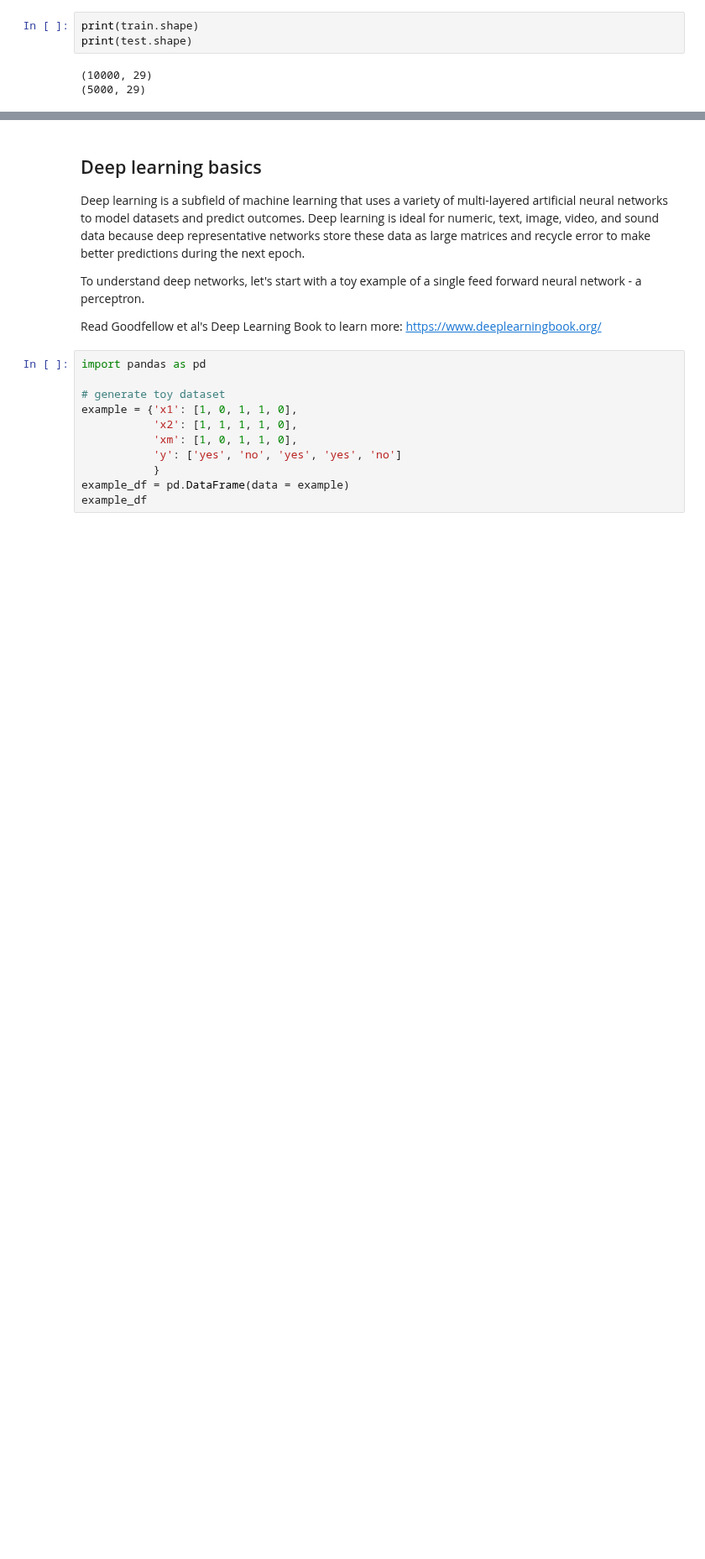
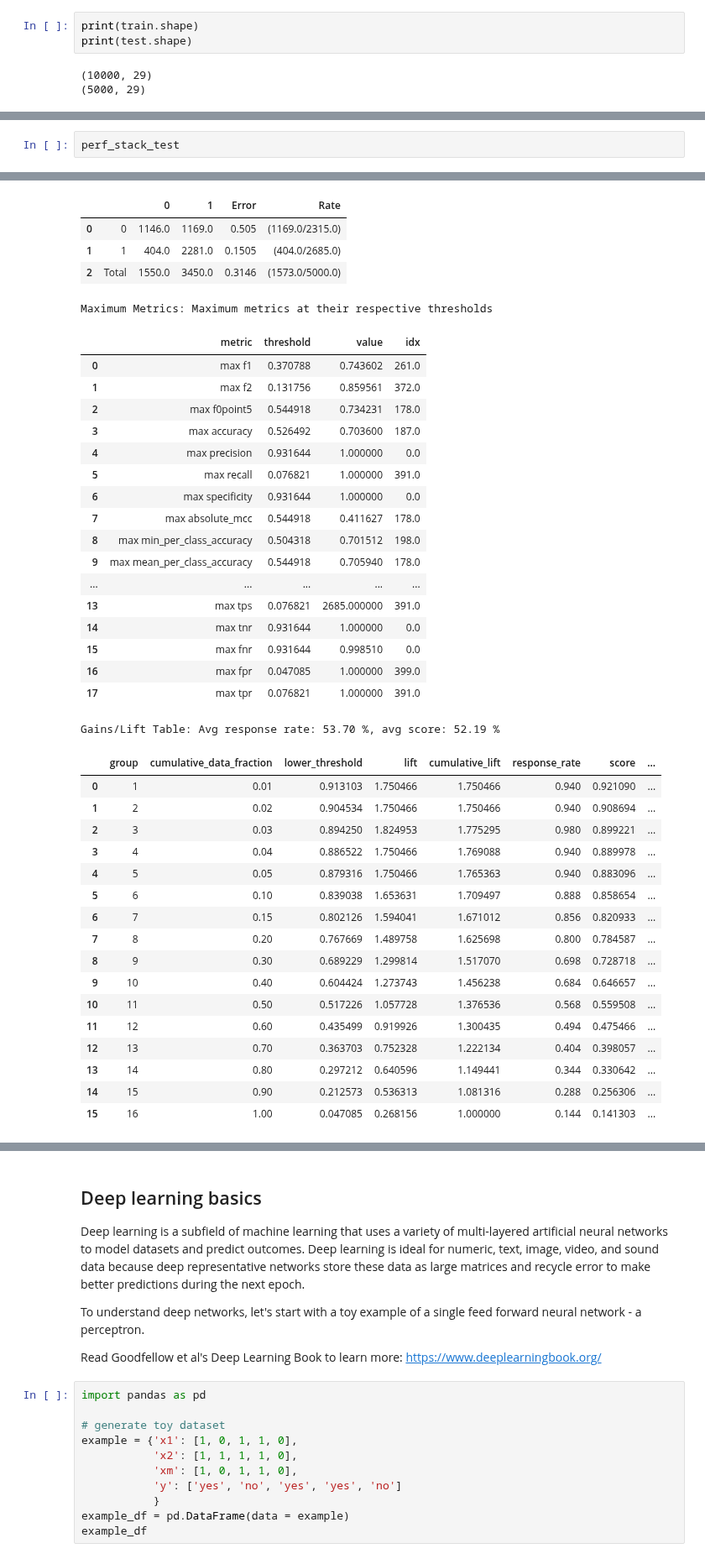
Before and after one commit to EastBayEv/SSDS-TAML, a Jupyter notebook: _build/html/_sources/winter2022/Chapter5.ipynb, the cells around one changed output, grey strips where cells are left out. Shown at 84% size. Drawn from its saved outputs; the diff is of its cells as text; blank space fills up the shorter version.

```diff
--- a/_build/html/_sources/winter2022/Chapter5.ipynb
+++ b/_build/html/_sources/winter2022/Chapter5.ipynb
@@ -342,3 +370,6 @@ ensemble.train(x=x, y=y, training_frame=train)
 perf_stack_test = ensemble.model_performance(test)
 # %% [output]
 stackedensemble Model Build progress: |██████████████████████████████████████████| (done) 100%
+# %%
+perf_stack_test
+# %% [output]
@@ -344,0 +392,40 @@ stackedensemble Model Build progress: |█████████████
+|  |  | 0 | 1 | Error | Rate |
+| 0 | 0 | 1146.0 | 1169.0 | 0.505 | (1169.0/2315.0) |
+| 1 | 1 | 404.0 | 2281.0 | 0.1505 | (404.0/2685.0) |
+| 2 | Total | 1550.0 | 3450.0 | 0.3146 | (1573.0/5000.0) |
+Maximum Metrics: Maximum metrics at their respective thresholds
+|  | metric | threshold | value | idx |
+| 0 | max f1 | 0.370788 | 0.743602 | 261.0 |
+| 1 | max f2 | 0.131756 | 0.859561 | 372.0 |
+| 2 | max f0point5 | 0.544918 | 0.734231 | 178.0 |
+| 3 | max accuracy | 0.526492 | 0.703600 | 187.0 |
+| 4 | max precision | 0.931644 | 1.000000 | 0.0 |
+| 5 | max recall | 0.076821 | 1.000000 | 391.0 |
+| 6 | max specificity | 0.931644 | 1.000000 | 0.0 |
+| 7 | max absolute_mcc | 0.544918 | 0.411627 | 178.0 |
+| 8 | max min_per_class_accuracy | 0.504318 | 0.701512 | 198.0 |
+| 9 | max mean_per_class_accuracy | 0.544918 | 0.705940 | 178.0 |
+| ... | ... | ... | ... | ... |
+| 13 | max tps | 0.076821 | 2685.000000 | 391.0 |
+| 14 | max tnr | 0.931644 | 1.000000 | 0.0 |
+| 15 | max fnr | 0.931644 | 0.998510 | 0.0 |
+| 16 | max fpr | 0.047085 | 1.000000 | 399.0 |
+| 17 | max tpr | 0.076821 | 1.000000 | 391.0 |
+Gains/Lift Table: Avg response rate: 53.70 %, avg score: 52.19 %
+|  | group | cumulative_data_fraction | lower_threshold | lift | cumulative_lift | response_rate | score | ... |
+| 0 | 1 | 0.01 | 0.913103 | 1.750466 | 1.750466 | 0.940 | 0.921090 | ... |
+| 1 | 2 | 0.02 | 0.904534 | 1.750466 | 1.750466 | 0.940 | 0.908694 | ... |
+| 2 | 3 | 0.03 | 0.894250 | 1.824953 | 1.775295 | 0.980 | 0.899221 | ... |
+| 3 | 4 | 0.04 | 0.886522 | 1.750466 | 1.769088 | 0.940 | 0.889978 | ... |
+| 4 | 5 | 0.05 | 0.879316 | 1.750466 | 1.765363 | 0.940 | 0.883096 | ... |
+| 5 | 6 | 0.10 | 0.839038 | 1.653631 | 1.709497 | 0.888 | 0.858654 | ... |
+| 6 | 7 | 0.15 | 0.802126 | 1.594041 | 1.671012 | 0.856 | 0.820933 | ... |
+| 7 | 8 | 0.20 | 0.767669 | 1.489758 | 1.625698 | 0.800 | 0.784587 | ... |
+| 8 | 9 | 0.30 | 0.689229 | 1.299814 | 1.517070 | 0.698 | 0.728718 | ... |
+| 9 | 10 | 0.40 | 0.604424 | 1.273743 | 1.456238 | 0.684 | 0.646657 | ... |
+| 10 | 11 | 0.50 | 0.517226 | 1.057728 | 1.376536 | 0.568 | 0.559508 | ... |
+| 11 | 12 | 0.60 | 0.435499 | 0.919926 | 1.300435 | 0.494 | 0.475466 | ... |
+| 12 | 13 | 0.70 | 0.363703 | 0.752328 | 1.222134 | 0.404 | 0.398057 | ... |
+| 13 | 14 | 0.80 | 0.297212 | 0.640596 | 1.149441 | 0.344 | 0.330642 | ... |
+| 14 | 15 | 0.90 | 0.212573 | 0.536313 | 1.081316 | 0.288 | 0.256306 | ... |
+| 15 | 16 | 1.00 | 0.047085 | 0.268156 | 1.000000 | 0.144 | 0.141303 | ... |
```
Also changed, not shown: parts of 37 cells of this notebook, 12 other files.
